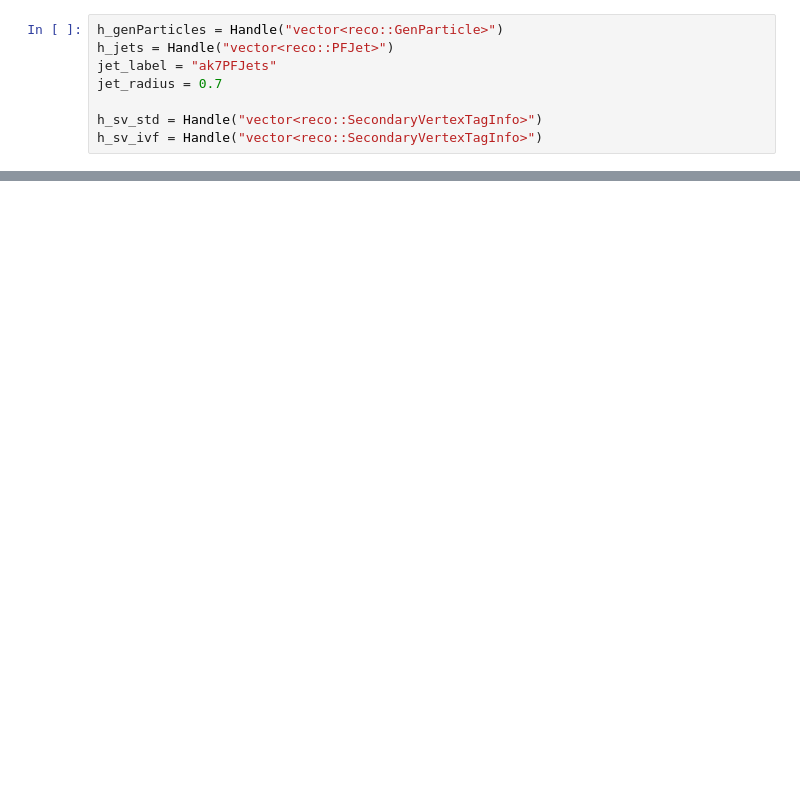
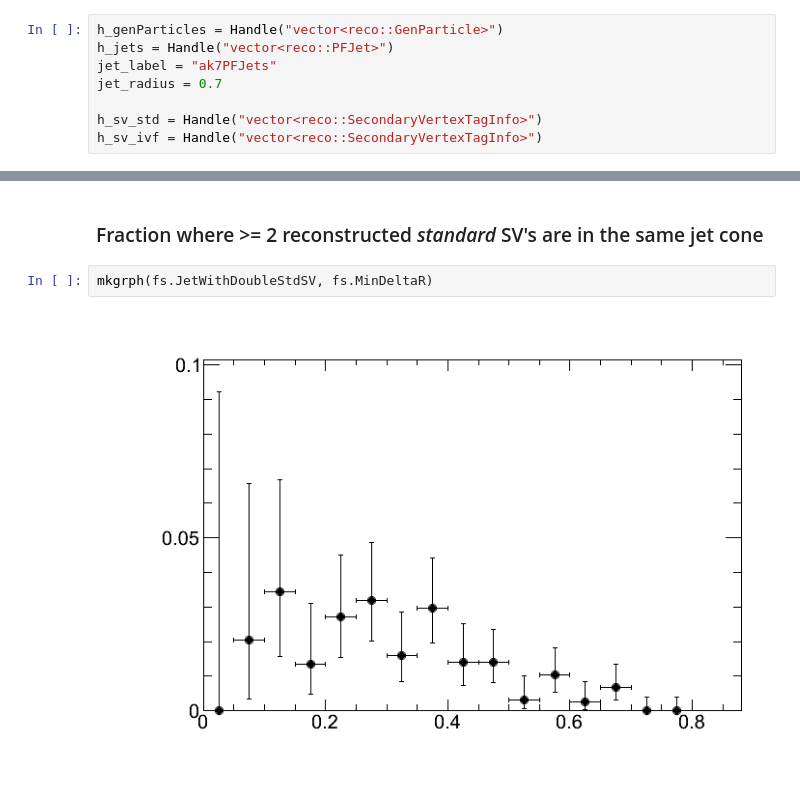
Before and after one commit to HeinerTholen/BTagDeltaR, a Jupyter notebook: Testing/python/iPyFwLite.ipynb, the cells around one changed output, grey strips where cells are left out. Saved outputs shown, nothing was run; the diff lists cells and outputs as text; blank space fills up the shorter version.

```diff
--- a/Testing/python/iPyFwLite.ipynb
+++ b/Testing/python/iPyFwLite.ipynb
@@ -94,0 +165,6 @@ f.Close()
+# %% [markdown]
+### Fraction where >= 2 reconstructed _standard_ SV's are in the same jet cone
+# %%
+mkgrph(fs.JetWithDoubleStdSV, fs.MinDeltaR)
+# %% [output]
+[figure, added]
```
Also changed, not shown: parts of 25 cells of this notebook.
